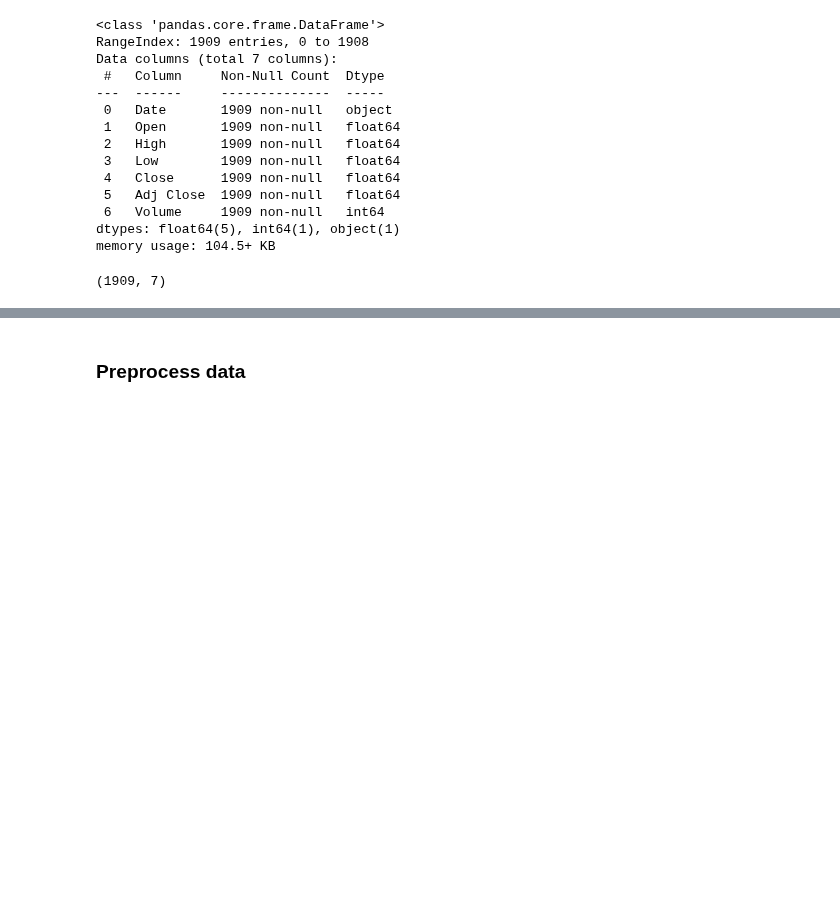
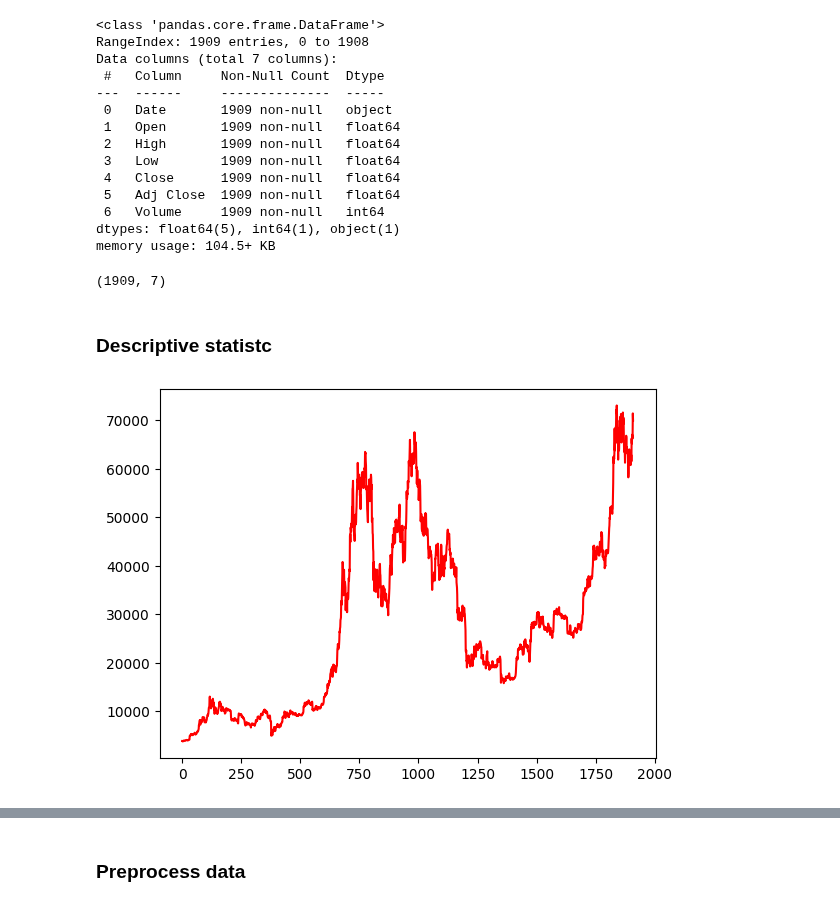
Before and after one commit to vmhoang1703/IS403-Project-Group13, a Jupyter notebook: Bitcoin/index.ipynb, the cells around one changed output, grey strips where cells are left out. Cells and saved outputs as stored; diff of their text form; code cells hidden in the pictures; blank space fills up the shorter version.

Commit message:
adding descriptive statistic and display chart for closing price

```diff
--- a/Bitcoin/index.ipynb
+++ b/Bitcoin/index.ipynb
@@ -61,3 +62,11 @@ memory usage: 104.5+ KB
 df.shape
 # %% [output]
 (1909, 7)
+# %% [markdown]
+### Descriptive statistc ###
+# %%
+plt.figure()
+plt.plot(df["Close"], color='red')
+plt.show()
+# %% [output]
+[figure, added]
```
Also changed, not shown: parts of 3 cells of this notebook.
